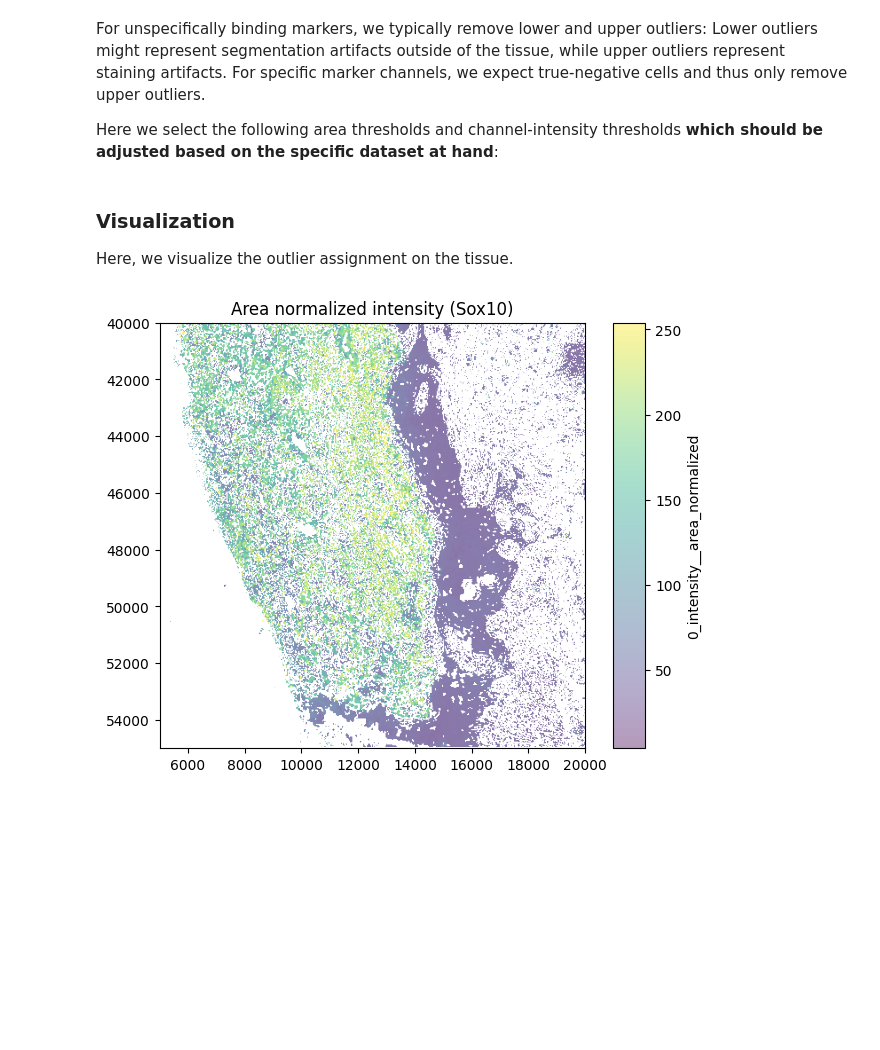
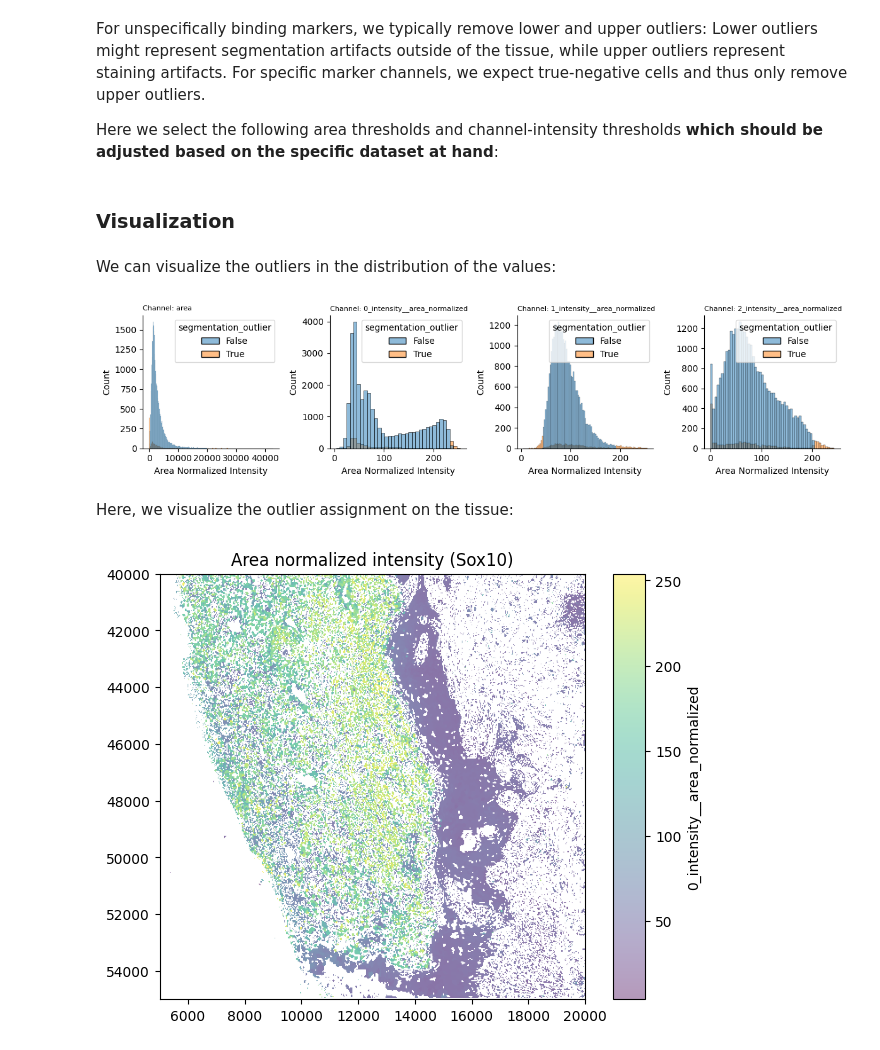
Before and after one commit to NordmannLab/dvp-protocol-code, a Jupyter notebook: notebooks/image-analysis/harpy.ipynb, the cells around one changed output. Drawn from its saved outputs; the diff is of its cells as text; code cells hidden in the pictures; blank space fills up the shorter version.

Commit message:
Add histograms for outlier detection

```diff
--- a/notebooks/image-analysis/harpy.ipynb
+++ b/notebooks/image-analysis/harpy.ipynb
@@ -374,8 +374,28 @@ sdata["segmentation_features"].obs["segmentation_outlier"] = (
 )
 # %% [markdown]
 ### Visualization
-
-Here, we visualize the outlier assignment on the tissue.
+# %% [markdown]
+We can visualize the outliers in the distribution of the values:
+# %%
+features = ["area", *(f"{channel}_intensity__area_normalized" for channel in channels)]
+
+fig, axs = plt.subplots(1, len(features), figsize=(3 * len(features), 3), squeeze=False)
+for feature, ax in zip(features, axs.ravel(), strict=True):
+    sns.histplot(
+        data=sdata["segmentation_features"].obs,
+        x=feature,
+        hue="segmentation_outlier",
+        ax=ax,
+    )
+    ax.set_title(f"Channel: {feature}", loc="left", fontsize=8)
+    ax.set_xlabel("Area Normalized Intensity")
+    ax.spines[["top", "right"]].set_visible(False)
+plt.tight_layout()
+plt.show()
+# %% [output]
+[figure, added]
+# %% [markdown]
+Here, we visualize the outlier assignment on the tissue:
 # %%
 (
     sdata
```
